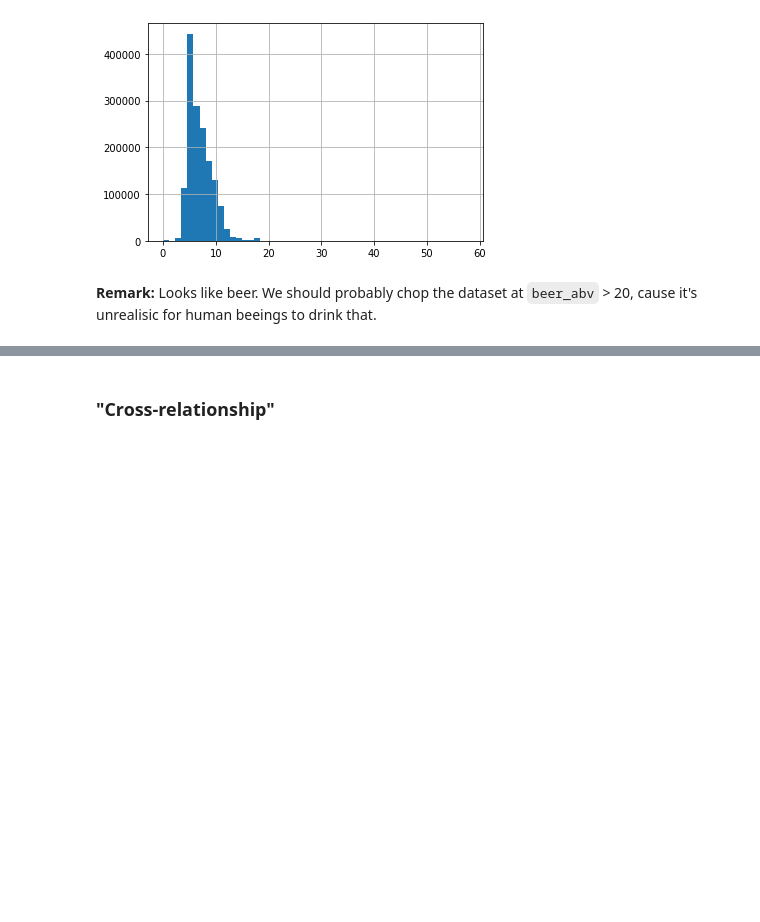
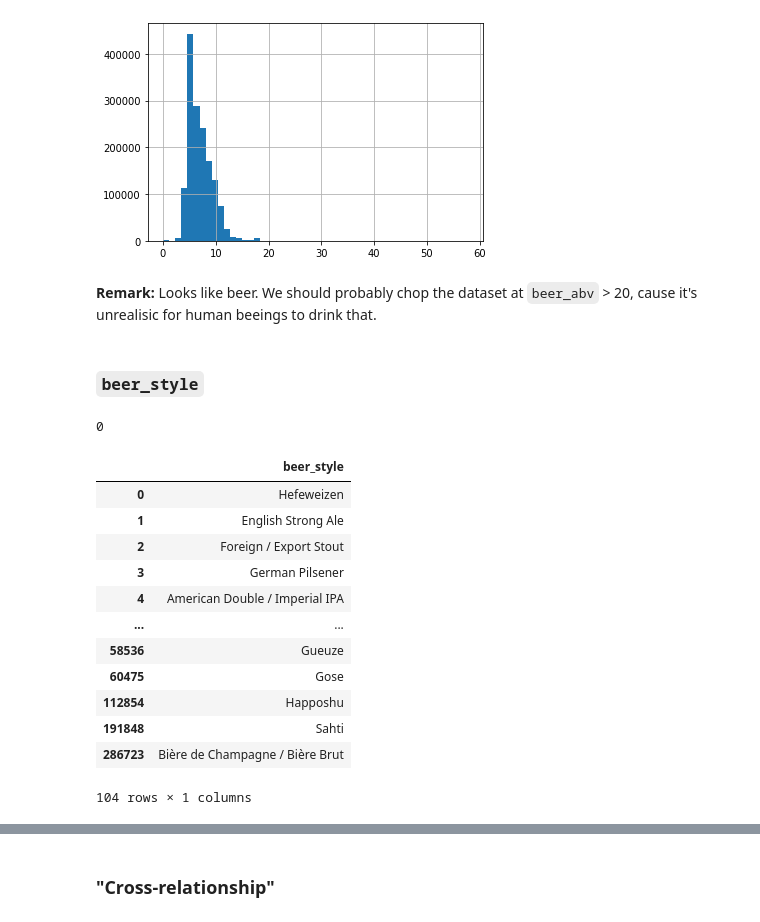
Before and after one commit to OlegZero13/beer-analysis, a Jupyter notebook: notebooks/initial-exploration.ipynb, the cells around one changed output, grey strips where cells are left out. Saved outputs shown, nothing was run; the diff lists cells and outputs as text; code cells hidden in the pictures; blank space fills up the shorter version.

```diff
--- a/notebooks/initial-exploration.ipynb
+++ b/notebooks/initial-exploration.ipynb
@@ -317,3 +318,25 @@ df["beer_abv"].hist(bins=50)
 [figure]
 # %% [markdown]
 **Remark:** Looks like beer. We should probably chop the dataset at `beer_abv` > 20, cause it's unrealisic for human beeings to drink that.
+# %% [markdown]
+### `beer_style`
+# %%
+df["beer_style"].isna().sum()
+# %% [output]
+0
+# %%
+df["beer_style"].to_frame().drop_duplicates()
+# %% [output]
+|  | beer_style |
+| 0 | Hefeweizen |
+| 1 | English Strong Ale |
+| 2 | Foreign / Export Stout |
+| 3 | German Pilsener |
+| 4 | American Double / Imperial IPA |
+| ... | ... |
+| 58536 | Gueuze |
+| 60475 | Gose |
+| 112854 | Happoshu |
+| 191848 | Sahti |
+| 286723 | Bière de Champagne / Bière Brut |
+104 rows × 1 columns
```
Also changed, not shown: parts of 8 cells of this notebook, 2 other files.
